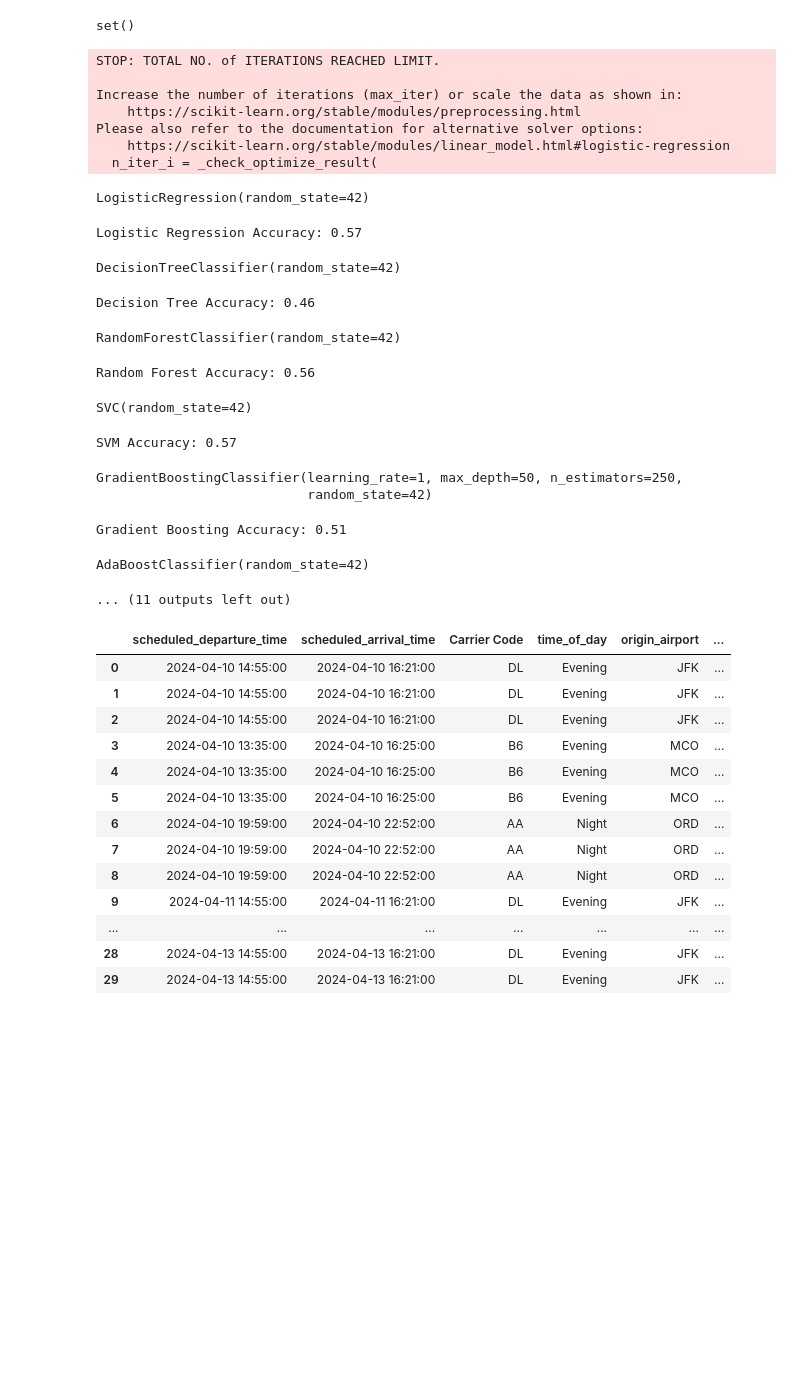
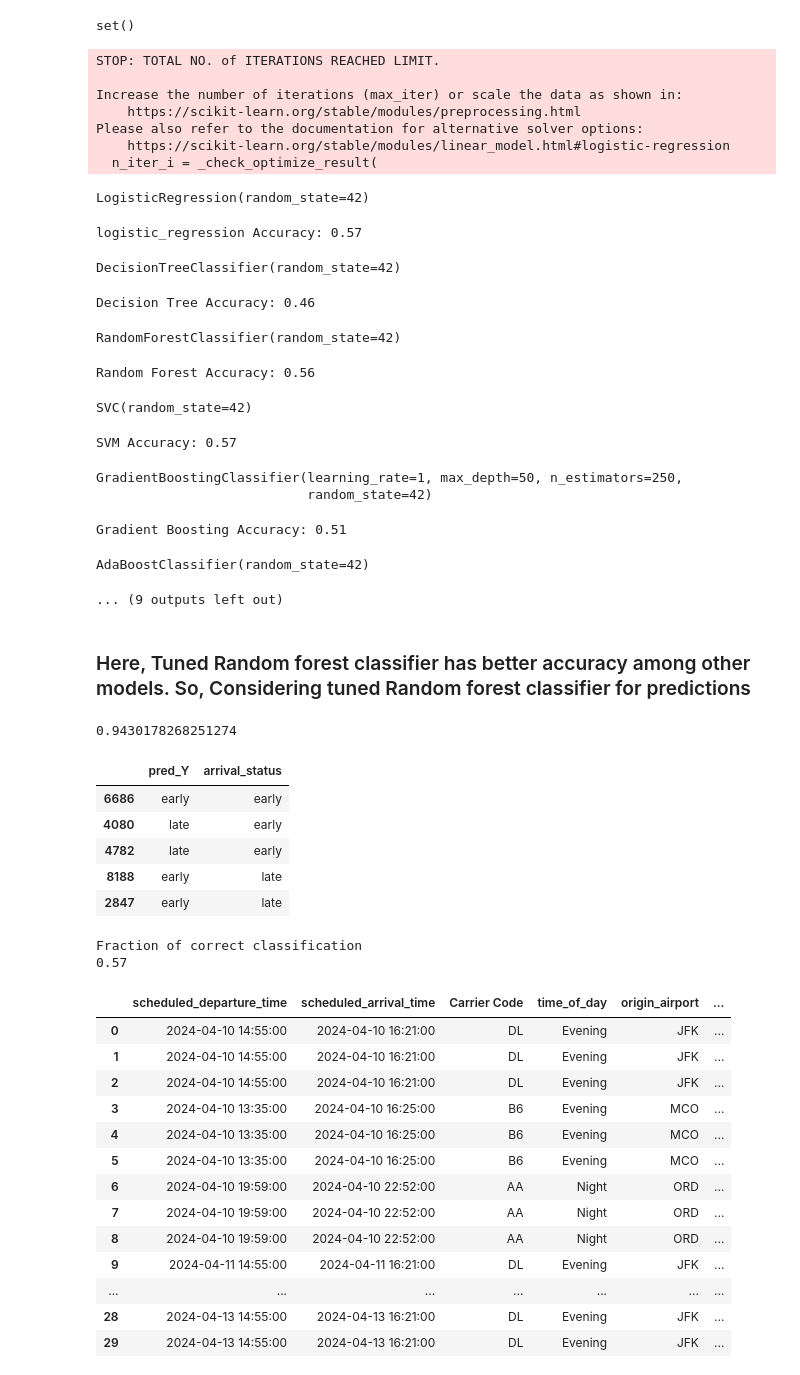
Before and after one commit to saikeerthan-14/flight-delay-prediction, a Jupyter notebook: model_2.ipynb, the cells around one changed output. Drawn from its saved outputs; the diff is of its cells as text; code cells hidden in the pictures; blank space fills up the shorter version.

```diff
--- a/model_2.ipynb
+++ b/model_2.ipynb
@@ -271,11 +272,11 @@ drop_cols.append('Arrival Delay (Minutes)')
 # %%
-numeric_cols.remove('Arrival Delay (Minutes)')
+
 
 X = model_df.drop(columns=drop_cols, axis=1)
 y = model_df['arrival_status']
 
 scaler = StandardScaler()
-X[numerical_cols] = scaler.fit_transform(X[numerical_cols])
+X[numeric_cols] = scaler.fit_transform(X[numeric_cols])
 # %%
 # Split the data into training and testing sets
 X_train, X_test, y_train, y_test = train_test_split(X, y, test_size=0.2, random_state=42)
@@ -431,15 +430,9 @@ models = {
 }
 # %%
-merge_in_cols = []
-merge_fin_cols = []
 for model_name, model in models.items():
     try:
         model.fit(X_train, y_train)
         y_pred = model.predict(X_test)
-        initial_pred_df = pd.DataFrame(model.predict(initial_df), index = initial_df.index, columns = [f'initial_pred_{model_name}'])
-        final_pred_df = pd.DataFrame(model.predict(final_df), index = initial_df.index, columns = [f'final_pred_{model_name}'])
-        merge_in_cols.append(initial_pred_df)
-        merge_fin_cols.append(final_pred_df)
         accuracy = accuracy_score(y_test, y_pred)
         print(f'{model_name} Accuracy: {accuracy:.2f}')
 
@@ -454,7 +447,7 @@ Please also refer to the documentation for alternative solver options:
     https://scikit-learn.org/stable/modules/linear_model.html#logistic-regression
   n_iter_i = _check_optimize_result(
 LogisticRegression(random_state=42)
-Logistic Regression Accuracy: 0.57
+logistic_regression Accuracy: 0.57
 DecisionTreeClassifier(random_state=42)
 Decision Tree Accuracy: 0.46
 RandomForestClassifier(random_state=42)
@@ -465,4 +458,4 @@ GradientBoostingClassifier(learning_rate=1, max_depth=50, n_estimators=250,
                            random_state=42)
 Gradient Boosting Accuracy: 0.51
 AdaBoostClassifier(random_state=42)
-... (11 outputs left out)
+... (9 outputs left out)
@@ -471,0 +462,24 @@ final_predictions = pd.concat(merge_fin_cols, axis=1)
+# %% [markdown]
+### Here, Tuned Random forest classifier has better accuracy among other models. So, Considering tuned Random forest classifier for predictions
+# %%
+rf = models["rf_tuned"]
+
+rf = rf.fit(X_train, y_train)
+rf.score(X_train, y_train)
+
+test_output = pd.DataFrame(rf.predict(X_test), index = X_test.index, columns = ['pred_Y'])
+
+test_output = test_output.merge(y_test, left_index = True, right_index = True)
+test_output.head()
+print('Fraction of correct classification ')
+print(round(rf.score(X_test, y_test),2))
+# %% [output]
+0.9430178268251274
+|  | pred_Y | arrival_status |
+| 6686 | early | early |
+| 4080 | late | early |
+| 4782 | late | early |
+| 8188 | early | late |
+| 2847 | early | late |
+Fraction of correct classification
+0.57
```
Also changed, not shown: parts of 6 cells of this notebook, 9 other files.
